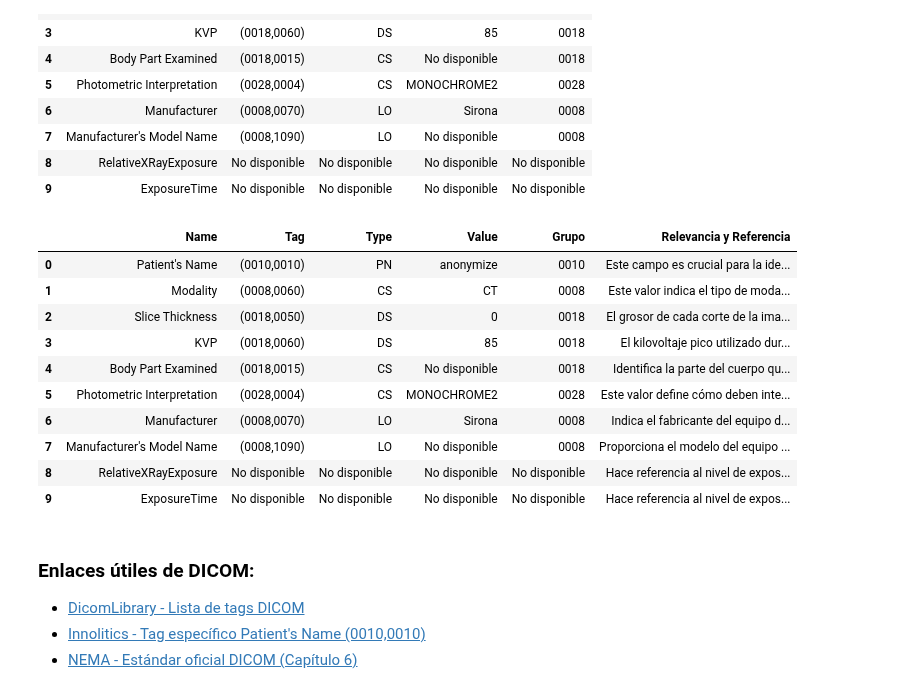
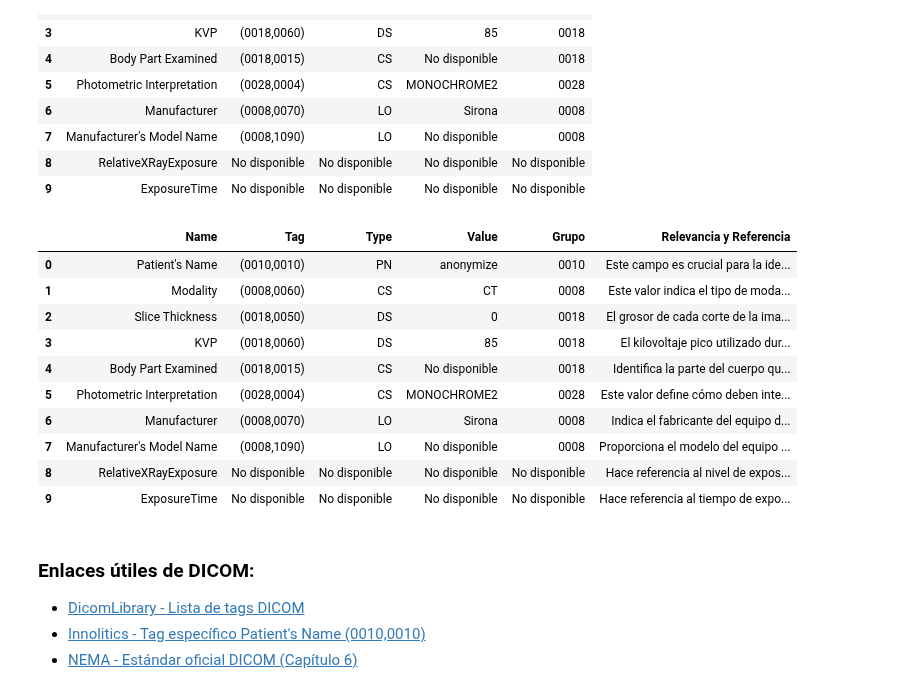
Before and after one commit to LuEnciso21/ImagenesMedicas, a Jupyter notebook: TrabajoUno/TrabajoUno.ipynb, the cells around one changed output. Saved outputs shown, nothing was run; the diff lists cells and outputs as text; code cells hidden in the pictures.

```diff
--- a/TrabajoUno/TrabajoUno.ipynb
+++ b/TrabajoUno/TrabajoUno.ipynb
@@ -166,32 +166,32 @@ df
 # %%
 df['Relevancia y Referencia'] = [
 
     "Este campo es crucial para la identificación del paciente en el registro clínico. En investigaciones, se anonimiza para proteger la privacidad.",
     "Este valor indica el tipo de modalidad de imagen utilizada. Es fundamental para la interpretación de la imagen y su procesamiento automatizado.",
     "El grosor de cada corte de la imagen, expresado en milímetros. Un valor de 0 podría ser un marcador temporal o placeholder.",
     "El kilovoltaje pico utilizado durante la adquisición de la imagen. Este valor influye en la calidad de la imagen y la dosis de radiación aplicada.",
     "Identifica la parte del cuerpo que fue examinada en la imagen. Es importante para la organización y análisis de las imágenes.",
     "Este valor define cómo deben interpretarse los píxeles en la imagen. En el caso de 'MONOCHROME2', los valores más bajos indican áreas oscuras en la imagen.",
     "Indica el fabricante del equipo de imagen utilizado. Esta información es útil para el soporte técnico, trazabilidad del equipo y análisis comparativo.",
     "Proporciona el modelo del equipo de imagen utilizado, lo que ayuda a estandarizar los estudios y facilitar la resolución de problemas específicos del dispositivo.",
     "Hace referencia al nivel de exposición radiográfica, medido en mAs. Es un dato clave para evaluar la dosis de radiación recibida.",
-    "Hace referencia al nivel de exposición radiográfica, medido en mAs. Es un dato clave para evaluar la dosis de radiación recibida."
+    "Hace referencia al tiempo  de exposición radiográfica, medido en ms. Es un dato clave para evaluar la dosis de radiación recibid en el tiempo"
 ]
 pd.set_option('display.max_colwidth', None)
 pd.set_option('display.expand_frame_repr', False)
 df
 # %% [output]
 |  | Name | Tag | Type | Value | Grupo | Relevancia y Referencia |
 | 0 | Patient's Name | (0010,0010) | PN | anonymize | 0010 | Este campo es crucial para la ide... |
 | 1 | Modality | (0008,0060) | CS | CT | 0008 | Este valor indica el tipo de moda... |
 | 2 | Slice Thickness | (0018,0050) | DS | 0 | 0018 | El grosor de cada corte de la ima... |
 | 3 | KVP | (0018,0060) | DS | 85 | 0018 | El kilovoltaje pico utilizado dur... |
 | 4 | Body Part Examined | (0018,0015) | CS | No disponible | 0018 | Identifica la parte del cuerpo qu... |
 | 5 | Photometric Interpretation | (0028,0004) | CS | MONOCHROME2 | 0028 | Este valor define cómo deben inte... |
 | 6 | Manufacturer | (0008,0070) | LO | Sirona | 0008 | Indica el fabricante del equipo d... |
 | 7 | Manufacturer's Model Name | (0008,1090) | LO | No disponible | 0008 | Proporciona el modelo del equipo ... |
 | 8 | RelativeXRayExposure | No disponible | No disponible | No disponible | No disponible | Hace referencia al nivel de expos... |
-| 9 | ExposureTime | No disponible | No disponible | No disponible | No disponible | Hace referencia al nivel de expos... |
+| 9 | ExposureTime | No disponible | No disponible | No disponible | No disponible | Hace referencia al tiempo de expo... |
 # %% [markdown]
 <h3>Enlaces útiles de DICOM:</h3>
 <ul>
```
Also changed, not shown: parts of 3 cells of this notebook.
